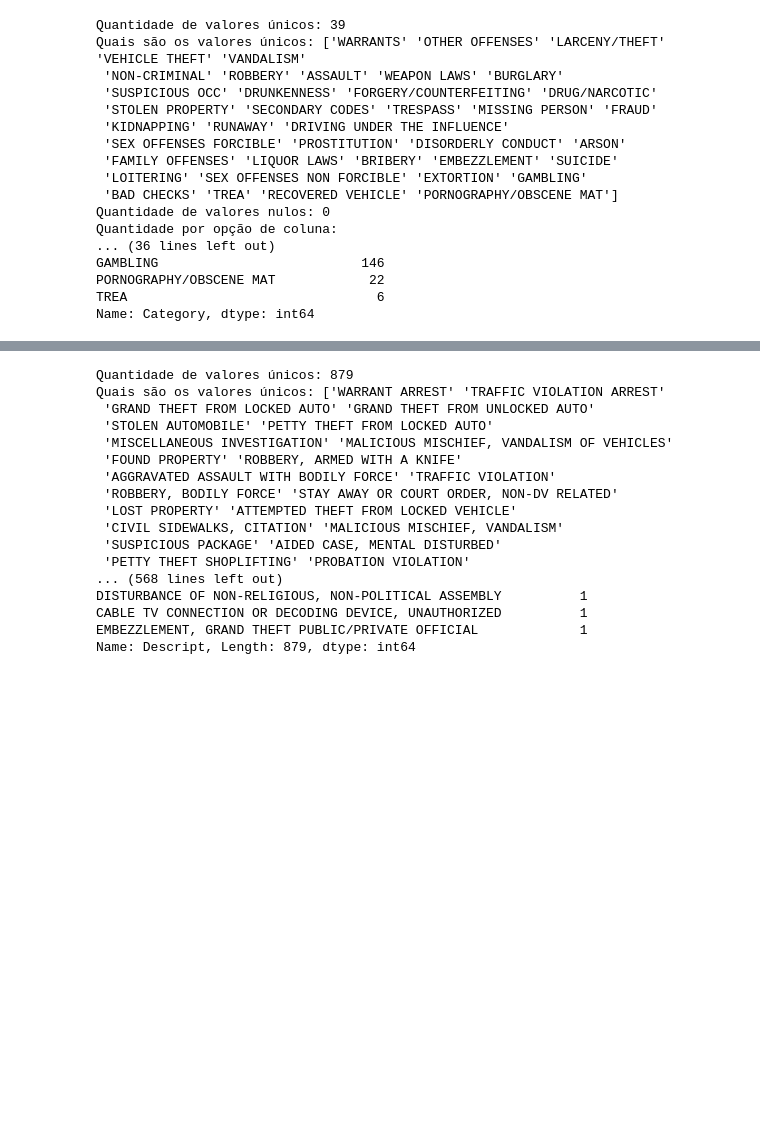
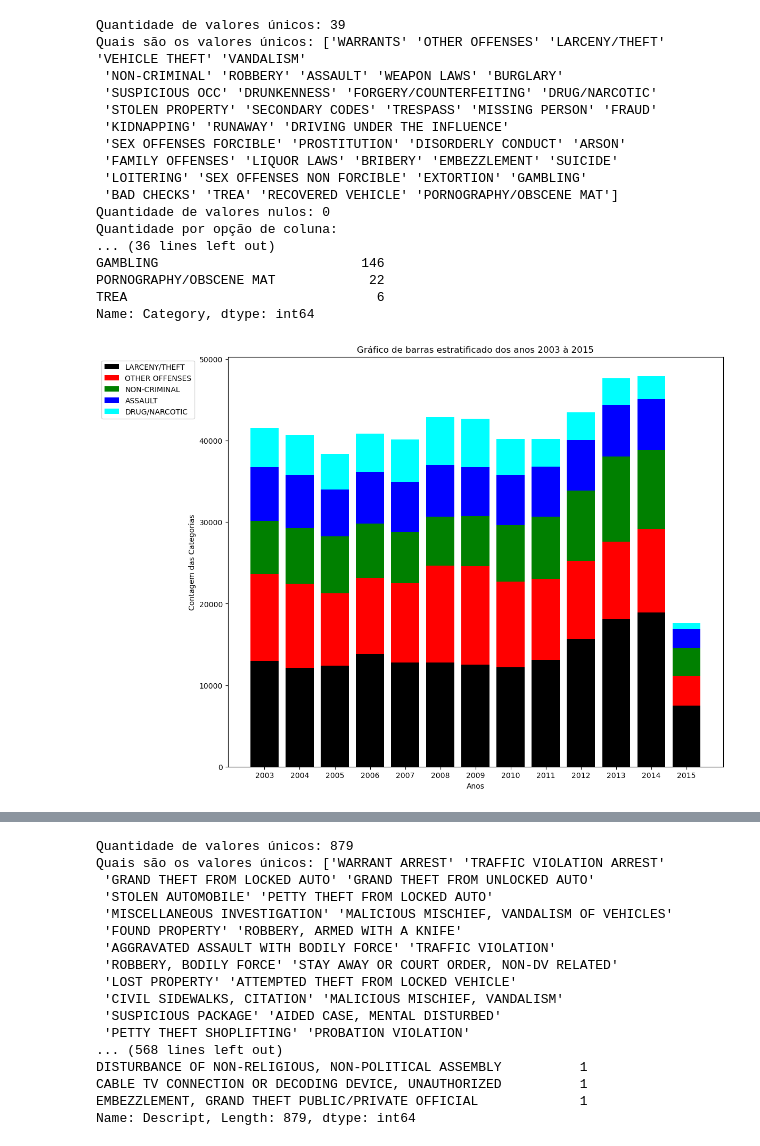
Before and after one commit to wendeljuliao/San-Francisco-Crime-Classification, a Jupyter notebook: SaoFrancisco-Wendel.ipynb, the cells around one changed output, grey strips where cells are left out. Saved outputs shown, nothing was run; the diff lists cells and outputs as text; code cells hidden in the pictures; blank space fills up the shorter version.

```diff
--- a/SaoFrancisco-Wendel.ipynb
+++ b/SaoFrancisco-Wendel.ipynb
@@ -90,3 +95,48 @@ GAMBLING                          146
 PORNOGRAPHY/OBSCENE MAT            22
 TREA                                6
 Name: Category, dtype: int64
+# %%
+listaCategoryTop5 = df_dados['Category'].value_counts().index.tolist()[:5]
+anos = sorted(list(dict.fromkeys([d.date().year for d in df_dados['Dates']])))
+
+dictBarplotCategory = dict()
+
+for category in listaCategoryTop5:
+    arrayAux = list()
+
+    for ano in anos:
+
+        selecao = (df_dados['Dates'] >= str(ano)+'-01-01') & (df_dados['Dates'] <= str(ano+1)+'-01-01')
+        dadosAux = df_dados[selecao]
+
+        somaCategory = dadosAux[dadosAux['Category'].str.startswith(category)]['Category'].count()
+
+        arrayAux.append(somaCategory)
+
+    dictBarplotCategory[category] = arrayAux
+
+plt.figure(figsize=(12, 10))
+
+soma = np.zeros(anos[-1] - anos[0] + 1)
+
+colors=['black', 'red', 'green', 'blue', 'cyan', 'magenta', 'yellow', 'pink', 'orange', 'purple', '#237698', '#AA2498', '#CCDD55',
+       '#AA5312', '#866732', '#AA5800', '#777', '#3377EE', '#2F9', '#6C8']
+contColor = 0
+
+for category in dictBarplotCategory.keys():
+    plt.bar(anos, np.array(dictBarplotCategory[category]), bottom = np.array(soma), color=colors[contColor])
+    soma = np.array(dictBarplotCategory[category]) + soma
+
+    contColor += 1
+
+plt.xticks(anos)
+
+plt.xlabel("Anos")
+plt.ylabel("Contagem das Categorias")
+
+plt.legend(listaCategoryTop5, loc = 'best', bbox_to_anchor=(-0.06, 1))
+plt.title(f"Gráfico de barras estratificado dos anos {anos[0]} à {anos[-1]}")
+
+plt.show()
+# %% [output]
+[figure, added]
```
Also changed, not shown: parts of 16 cells of this notebook.
